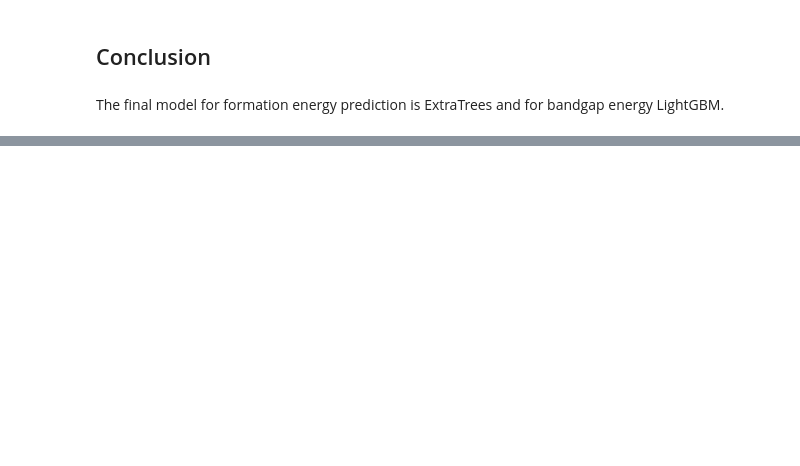
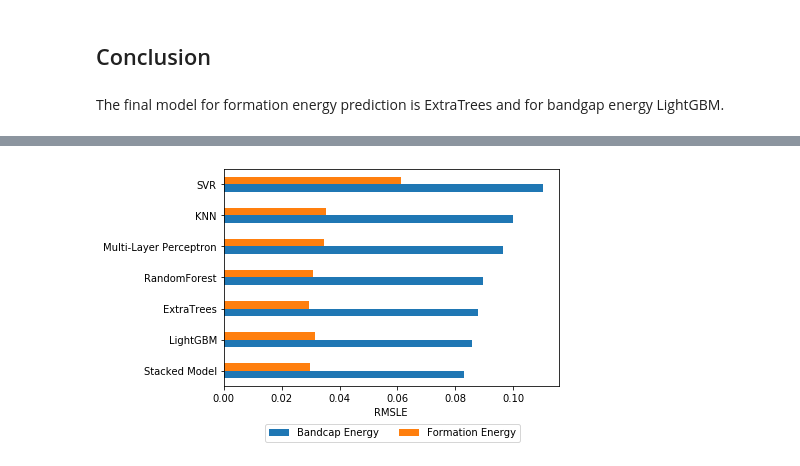
Before and after one commit to taidopurason/nomad2018, a Jupyter notebook: Model training 2.ipynb, the cells around one changed output, grey strips where cells are left out. Saved outputs shown, nothing was run; the diff lists cells and outputs as text; code cells hidden in the pictures; blank space fills up the shorter version.

```diff
--- a/Model training 2.ipynb
+++ b/Model training 2.ipynb
@@ -406,0 +573,8 @@ The private score in Kaggle from this model is **0.06577**.
+# %%
+svr_fe = SVR(kernel="poly", gamma="scale")
+knn_be = KNeighborsRegressor(n_neighbors=5, weights='distance', metric='manhattan')
+
+new = pd.merge(results_df_be, results_df_fe, how="outer", on="Model")
+new.rename(columns={"CV RMSLE_x":"Bandcap Energy","CV RMSLE_y":"Formation Energy"}, inplace=True)
+new.set_value(1, "Formation Energy", evaluate_CV(svr_fe, X_full_fe.values, np.log1p(y_fe.values), metric=rmsle_scorer_exp))
+new.set_value(6, "Bandcap Energy", evaluate_CV(knn_be, X_full_be.values, np.log1p(y_be.values), metric=rmsle_scorer_exp))
@@ -406,0 +590,12 @@ The private score in Kaggle from this model is **0.06577**.
+# %%
+import pandas as pd
+from matplotlib.pyplot import *
+
+fig, ax = subplots()
+new.sort_values(by="Bandcap Energy").plot.barh(x='Model', ax=ax)
+ax.set_xlabel("RMSLE")
+ax.set_ylabel("")
+ax.legend( bbox_to_anchor=(0.9, -0.15), ncol=2)
+plt.savefig("models.png", dpi=800,bbox_inches="tight")
+# %% [output]
+[figure, added]
```
Also changed, not shown: parts of 46 cells of this notebook, 1 other file.
